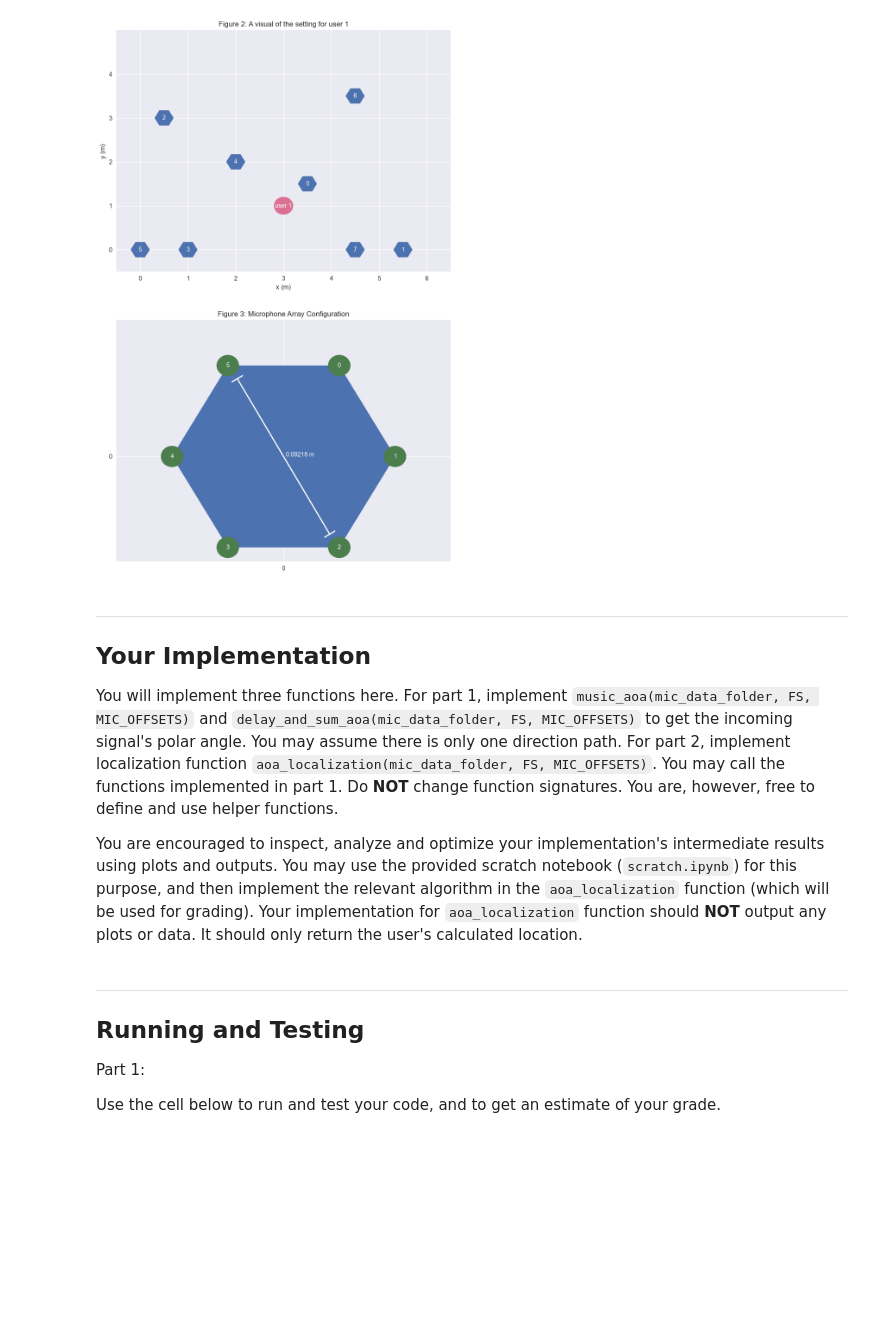
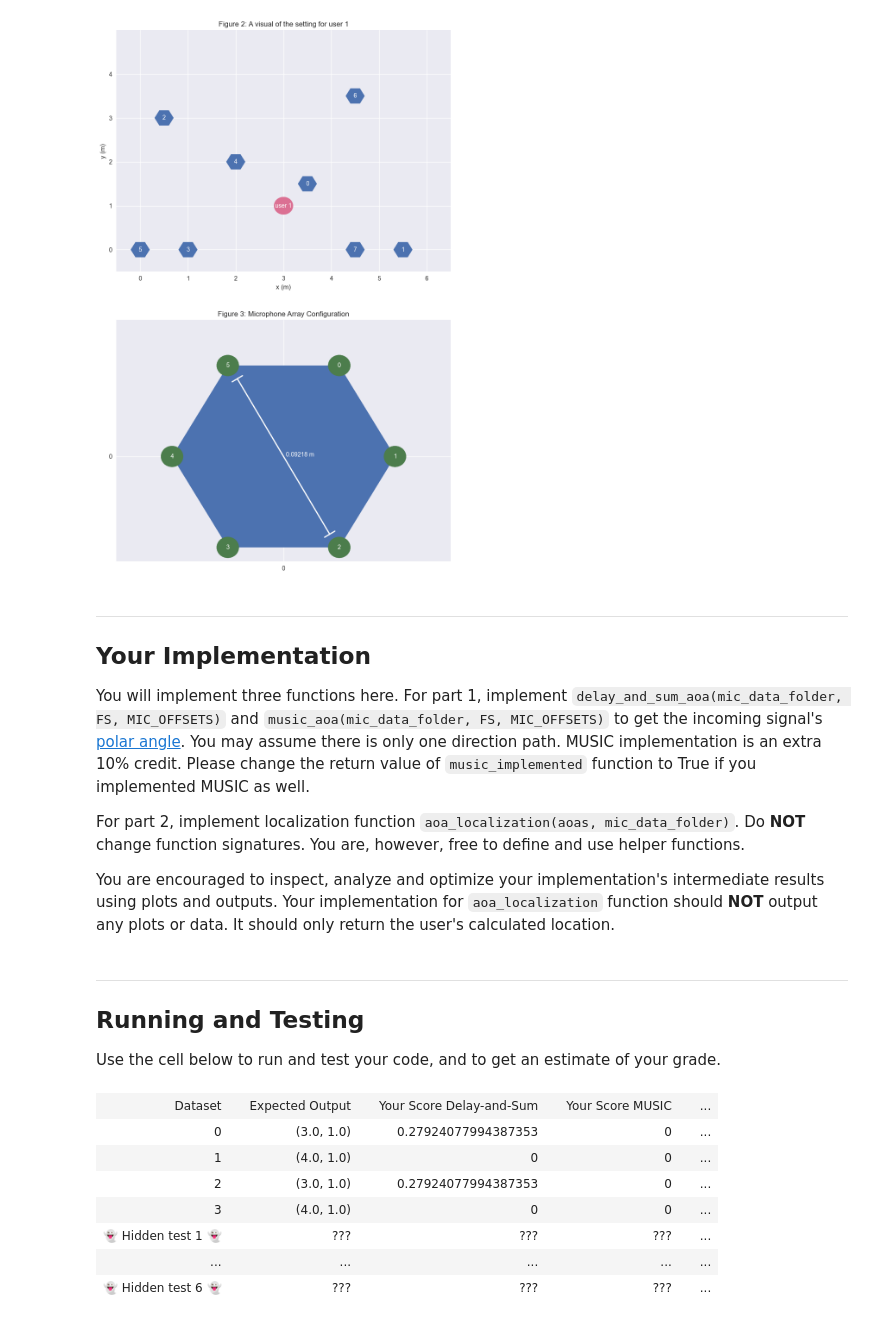
Before and after one commit to kbchung2/ECE_434, a Jupyter notebook: MP4_AoA_BF/MP4_AoA_BF/MP4.ipynb, the cells around one changed output. Cells and saved outputs as stored; diff of their text form; code cells hidden in the pictures; blank space fills up the shorter version.

```diff
--- a/MP4_AoA_BF/MP4_AoA_BF/MP4.ipynb
+++ b/MP4_AoA_BF/MP4_AoA_BF/MP4.ipynb
@@ -89,6 +80,6 @@ Each CSV file contains data collected at one of the microphone arrays. For part
 # %%
 if __name__ == '__main__':
-    array_locs = np.genfromtxt ('part2/dataset0/config.csv', delimiter=",")
+    array_locs = np.genfromtxt ('dataset0/config.csv', delimiter=",")
     user_1_location = np.array((3.0, 1.0))
 
     from matplotlib.patches import RegularPolygon, Circle
@@ -154,7 +145,9 @@ if __name__ == '__main__':
 # %% [markdown]
 ---
 ## Your Implementation
-You will implement three functions here. For part 1, implement `music_aoa(mic_data_folder, FS, MIC_OFFSETS)` and  `delay_and_sum_aoa(mic_data_folder, FS, MIC_OFFSETS)` to get the incoming signal's polar angle. You may assume there is only one direction path. For part 2, implement localization function `aoa_localization(mic_data_folder, FS, MIC_OFFSETS)`. You may call the functions implemented in part 1. Do **NOT** change function signatures. You are, however, free to define and use helper functions.
+You will implement three functions here. For part 1, implement `delay_and_sum_aoa(mic_data_folder, FS, MIC_OFFSETS)` and `music_aoa(mic_data_folder, FS, MIC_OFFSETS)` to get the incoming signal's [polar angle](https://en.wikipedia.org/wiki/Polar_coordinate_system). You may assume there is only one direction path. MUSIC implementation is an extra 10% credit. Please change the return value of `music_implemented` function to True if you implemented MUSIC as well.
 
-You are encouraged to inspect, analyze and optimize your implementation's intermediate results using plots and outputs. You may use the provided scratch notebook (`scratch.ipynb`) for this purpose, and then implement the relevant algorithm in the `aoa_localization` function (which will be used for grading). Your implementation for `aoa_localization` function should **NOT** output any plots or data. It should only return the user's calculated location.
+For part 2, implement localization function `aoa_localization(aoas, mic_data_folder)`. Do **NOT** change function signatures. You are, however, free to define and use helper functions.
+
+You are encouraged to inspect, analyze and optimize your implementation's intermediate results using plots and outputs. Your implementation for `aoa_localization` function should **NOT** output any plots or data. It should only return the user's calculated location.
 # %%
@@ -205,55 +226,66 @@ def aoa_localization(mic_data_folder, FS, MIC_OFFSETS):
 # %% [markdown]
 ---
 ## Running and Testing
-Part 1:
 
 Use the cell below to run and test your code, and to get an estimate of your grade.
 # %%
-def calculate_score_aoa(calculated, expected):
+def calculate_score(calculated, expected):
     calculated = np.array(calculated)
     expected = np.array(expected)
-    distance = min(abs(expected - calculated) % (2*np.pi), 2*np.pi - abs(expected - calculated) % (2*np.pi))
-    if distance < 10 / 180 * np.pi:
-        return 1
-    else:
-        return 0
+    distance = np.linalg.norm(calculated - expected, ord=2)
+    score = max(1 - (distance-1)/3, 0)
+    return min(score, 1)
 
 if __name__ == '__main__':
     groundtruth = [(3.0, 1.0), (4.0, 1.0), (3.0, 1.0), (4.0, 1.0)]
     MIC_OFFSETS = [(0.023,0.0399), (0.0461,0), (0.0230,-0.0399), (-0.0230,-0.0399), (-0.0461,0), (-0.0230,0.0399)]
     FS = 16000 # sampling frequency
 
-    output = [['Dataset', 'Expected Output', 'Your Output MUSIC', 'Your Output Delay and Sum', 'Points Awarded']]
+    output = [['Dataset', 'Expected Output', 'Your Score Delay-and-Sum', 'Your Score MUSIC', 'Points Awarded']]
     for i in range(4):
-        directory_name = 'part1/dataset{}'.format(i)
-        student_loc_music = music_aoa(directory_name, FS, MIC_OFFSETS)
-        student_loc_delay_sum = delay_and_sum_aoa(directory_name, FS, MIC_OFFSETS)
-        score_music = calculate_score_aoa(student_loc_music, groundtruth[i])
-        score_delay_sum = calculate_score_aoa(student_loc_delay_sum, groundtruth[i])
+        directory_name = 'dataset{}'.format(i)
+        if music_implemented():
+            student_aoas_music = music_aoa(directory_name, FS, MIC_OFFSETS)
+            student_loc_music = aoa_localization(student_aoas_music, directory_name)
+            score_music = calculate_score(student_loc_music, groundtruth[i])
+        else:
+            score_music = 0
+        student_aoas_delay_sum = delay_and_sum_aoa(directory_name, FS, MIC_OFFSETS)
+        student_loc_delay_sum = aoa_localization(student_aoas_delay_sum, directory_name)
+        score_delay_sum = calculate_score(student_loc_delay_sum, groundtruth[i])
         output.append([
             str(i),
             str(groundtruth[i]),
-            str(student_loc_music),
             str(score_delay_sum),
-            "{:2.2f}%".format(score_music + score_delay_sum)
+             str(score_music),
+            "{:2.2f}%".format(score_music * 10 + score_delay_sum * 100)
         ])
 
     output.append([
         '<i>👻 Hidden test 1 👻</i>',
         '<i>???</i>',
         '<i>???</i>',
         '<i>???</i>',
         "<i>???</i> / 10.0"])
     output.append([
         '<i>...</i>',
         '<i>...</i>',
         '<i>...</i>',
         '<i>...</i>',
         "<i>...</i>"])
     output.append([
         '<i>👻 Hidden test 6 👻</i>',
         '<i>???</i>',
         '<i>???</i>',
         '<i>???</i>',
         "<i>???</i> / 10.0"])
     display_table(output)
+# %% [output]
+| Dataset |  | Expected Output |  | Your Score Delay-and-Sum |  | Your Score MUSIC |  | ... |
+| 0 |  | (3.0, 1.0) |  | 0.27924077994387353 |  | 0 |  | ... |
+| 1 |  | (4.0, 1.0) |  | 0 |  | 0 |  | ... |
+| 2 |  | (3.0, 1.0) |  | 0.27924077994387353 |  | 0 |  | ... |
+| 3 |  | (4.0, 1.0) |  | 0 |  | 0 |  | ... |
+| 👻 Hidden test 1 👻 |  | ??? |  | ??? |  | ??? |  | ... |
+| ... |  | ... |  | ... |  | ... |  | ... |
+| 👻 Hidden test 6 👻 |  | ??? |  | ??? |  | ??? |  | ... |
```
Also changed, not shown: parts of 9 cells of this notebook, 37 other files.
